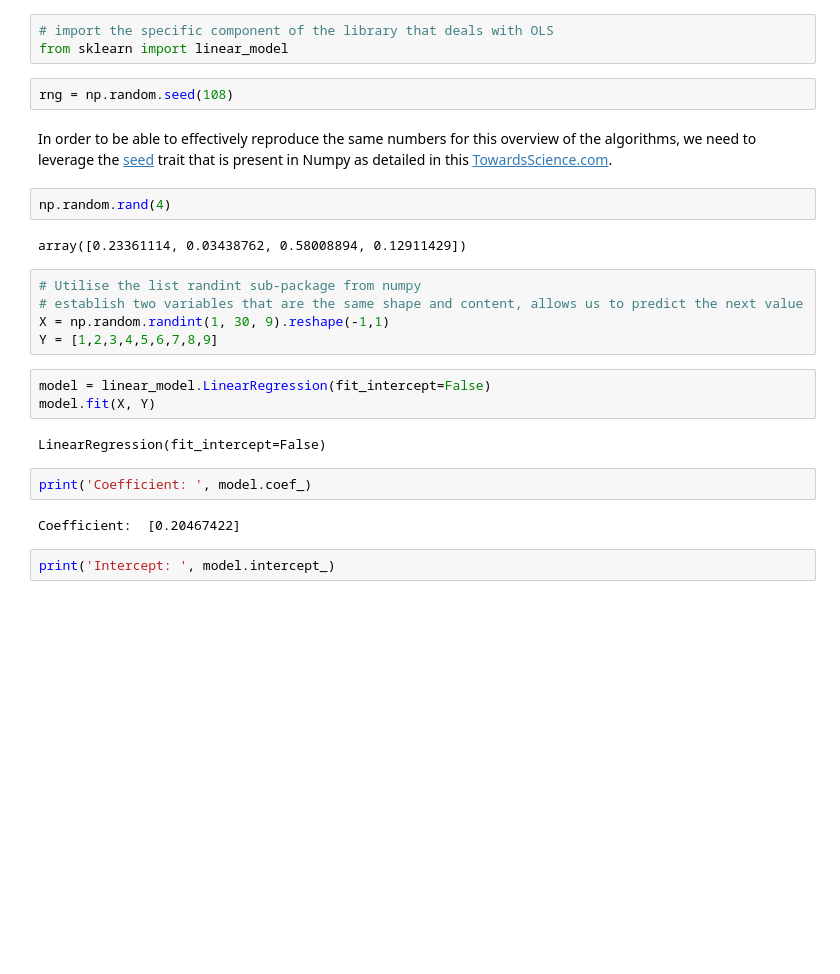
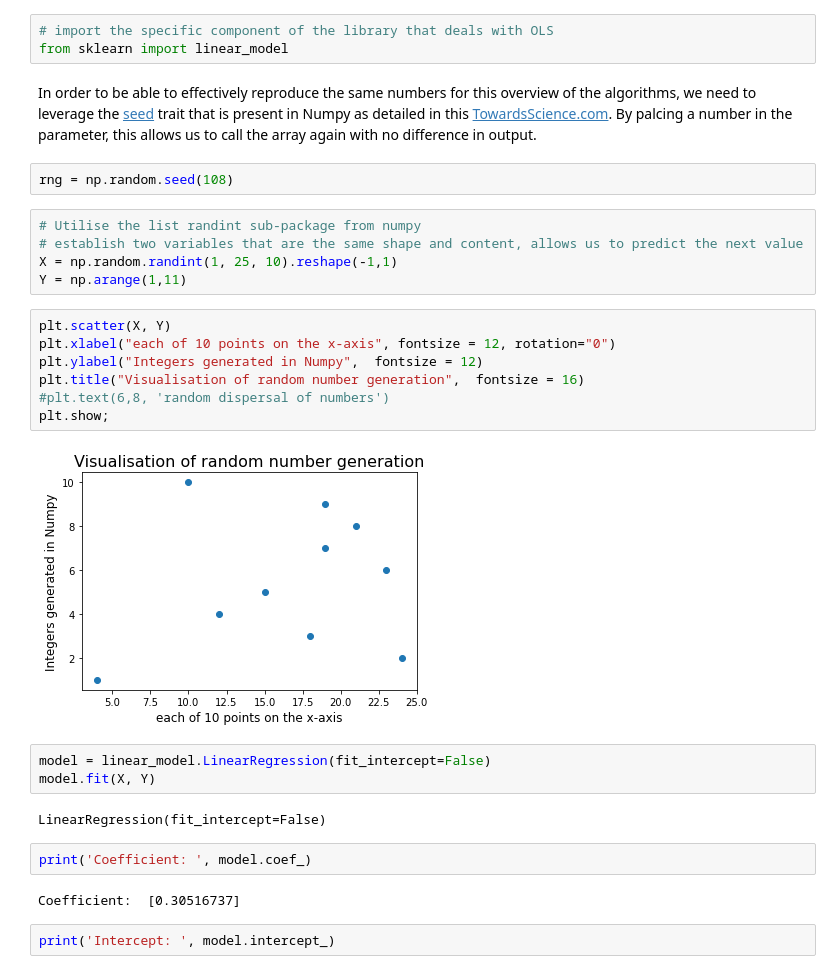
Before and after one commit to jonkavana/Machine-Learning-CA, a Jupyter notebook: scikit-Learn.ipynb, the cells around one changed output. Cells and saved outputs as stored; diff of their text form; blank space fills up the shorter version.

```diff
--- a/scikit-Learn.ipynb
+++ b/scikit-Learn.ipynb
@@ -79,19 +79,24 @@ If you are interested in the area of linear regression, there is an abundance of
 # %%
 # import the specific component of the library that deals with OLS
 from sklearn import linear_model
-# %%
-rng = np.random.seed(108)
 # %% [markdown]
-In order to be able to effectively reproduce the same numbers for this overview of the algorithms, we need to leverage the [seed]() trait that is present in Numpy as detailed in this [TowardsScience.com](https://towardsdatascience.com/stop-using-numpy-random-seed-581a9972805f).
+In order to be able to effectively reproduce the same numbers for this overview of the algorithms, we need to leverage the [seed](https://numpy.org/doc/stable/reference/random/generated/numpy.random.seed.html?highlight=seed#numpy.random.seed) trait that is present in Numpy as detailed in this [TowardsScience.com](https://towardsdatascience.com/stop-using-numpy-random-seed-581a9972805f). By palcing a number in the parameter, this allows us to call the array again with no difference in output.
-# %%
-np.random.rand(4)
-# %% [output]
-array([0.23361114, 0.03438762, 0.58008894, 0.12911429])
+# %%
+rng = np.random.seed(108)
 # %%
 # Utilise the list randint sub-package from numpy
 # establish two variables that are the same shape and content, allows us to predict the next value
-X = np.random.randint(1, 30, 9).reshape(-1,1)
-Y = [1,2,3,4,5,6,7,8,9]
+X = np.random.randint(1, 25, 10).reshape(-1,1)
+Y = np.arange(1,11)
+# %%
+plt.scatter(X, Y)
+plt.xlabel("each of 10 points on the x-axis", fontsize = 12, rotation="0")
+plt.ylabel("Integers generated in Numpy",  fontsize = 12)
+plt.title("Visualisation of random number generation",  fontsize = 16)
+#plt.text(6,8, 'random dispersal of numbers')
+plt.show;
+# %% [output]
+[figure, added]
 # %%
 model = linear_model.LinearRegression(fit_intercept=False)
 model.fit(X, Y)
@@ -100,7 +105,7 @@ LinearRegression(fit_intercept=False)
 # %%
 print('Coefficient: ', model.coef_)
 # %% [output]
-Coefficient:  [0.20467422]
+Coefficient:  [0.30516737]
 # %%
 print('Intercept: ', model.intercept_)
 # %% [output]
```
Also changed, not shown: parts of 3 cells of this notebook, 1 other file.
